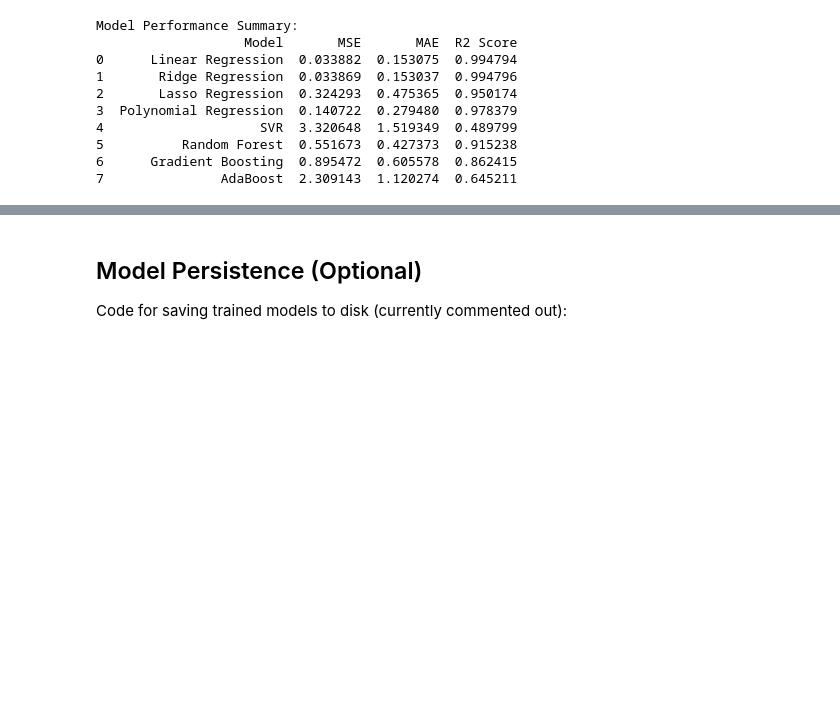
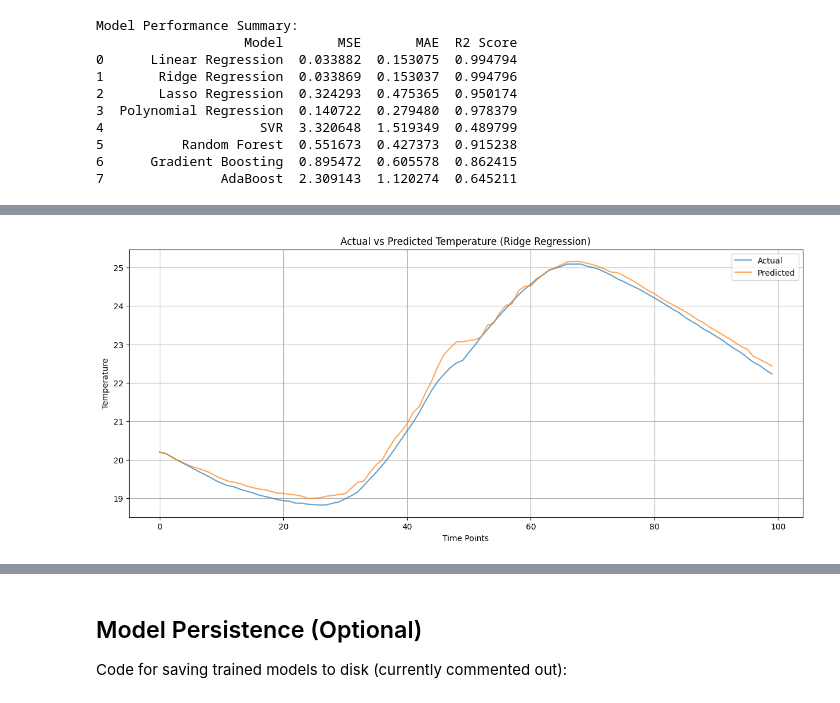
Before and after one commit to codesob/sml2010, a Jupyter notebook: ok.ipynb, the cells around one changed output, grey strips where cells are left out. Drawn from its saved outputs; the diff is of its cells as text; code cells hidden in the pictures; blank space fills up the shorter version.

```diff
--- a/ok.ipynb
+++ b/ok.ipynb
@@ -267,0 +300,13 @@ Model Performance Summary:
+# %%
+# Time series plot of actual vs predicted values
+plt.figure(figsize=(15, 6))
+plt.plot(y_test.values[:100], label='Actual', alpha=0.7)
+plt.plot(results[best_model]['y_pred'][:100], label='Predicted', alpha=0.7)
+plt.xlabel('Time Points')
+plt.ylabel('Temperature')
+plt.title(f'Actual vs Predicted Temperature ({best_model})')
+plt.legend()
+plt.grid(True)
+plt.show()
+# %% [output]
+[figure, added]
```
Also changed, not shown: parts of 7 cells of this notebook, 1 other file.
